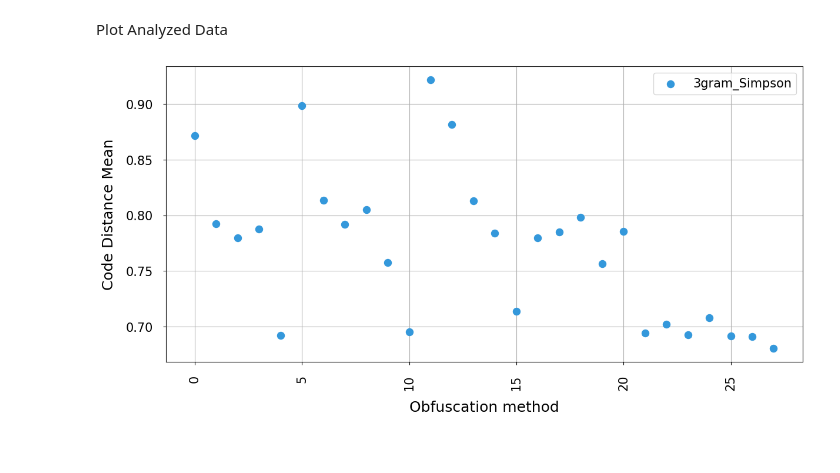
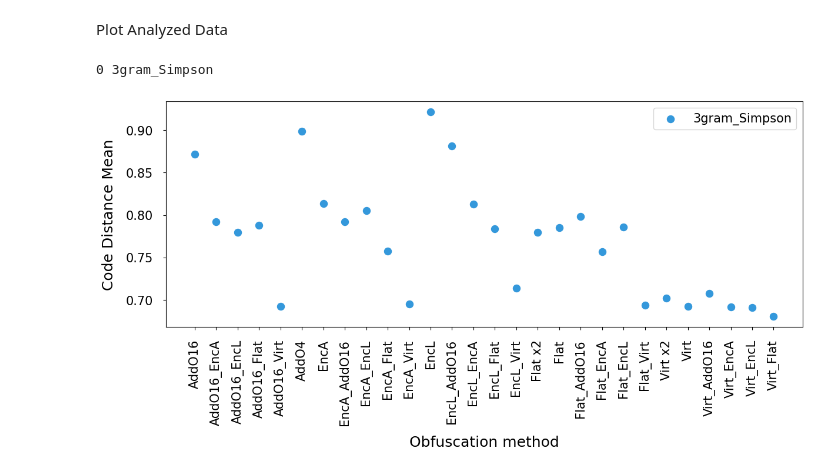
Before and after one commit to NAIST-SE/ObfusEval, a Jupyter notebook: output/Report_Imach.ipynb, the cells around one changed output. Drawn from its saved outputs; the diff is of its cells as text; code cells hidden in the pictures.

```diff
--- a/output/Report_Imach.ipynb
+++ b/output/Report_Imach.ipynb
@@ -126,34 +126,38 @@ Plot Analyzed Data
 # %%
 import matplotlib
 import matplotlib.pyplot as plt
 
 matplotlib.rc('pdf', fonttype=42)
 
 def plot_code_distance_mean(df: pd.DataFrame, fname: str):
     fig, ax = plt.subplots(1, 1, figsize=(12, 6), constrained_layout=True)
     plt.gca().yaxis.set_major_formatter(plt.FormatStrFormatter('%.2f'))
 
-    df = df.reset_index()
-
     colors = ["#3498db", "#1abc9c", "#e74c3c"]
     markers = ["o", "s", "x"]
-    [df.plot.scatter(
-        ax=ax, x=df.columns[0], y=i, label=i,
-        grid=True, rot=90, color=colors[idx], marker=markers[idx], s=75)
-     for idx, i in enumerate(df.columns[1:])]
+
+    for idx, col in enumerate(df.columns[1:]):
+        plt.scatter(
+            x=df.columns[0], y=col, data=df, label=col,
+            c=colors[idx], marker=markers[idx], s=75)
+        #横軸の文字列回転
+        plt.xticks(rotation=90)
+
+        print(idx, col)
 
     ax.set_axisbelow(True)
     ax.tick_params(axis="x", pad=12, labelsize=15)
     ax.tick_params(axis="y", pad=12, labelsize=15)
     ax.set_xlabel("Obfuscation method", labelpad=12, fontsize=18)
     ax.set_ylabel("Code Distance Mean", labelpad=12, fontsize=18)
     ax.legend(prop=dict(size=15))
 
     fig.savefig(f"{fname}.png")
     plt.show()
     plt.close("all")
 
-
-plot_code_distance_mean(df=df_code_distance_mean["3gram_Simpson"], fname="code_distance_mean")
+# df_code_distance_mean は適切なDataFrameに置き換えてください
+plot_code_distance_mean(df=df_code_distance_mean, fname="code_distance_mean")
 # %% [output]
+0 3gram_Simpson
-[figure, old version]
+[figure, new version]
```
Also changed, not shown: 1 other file.
